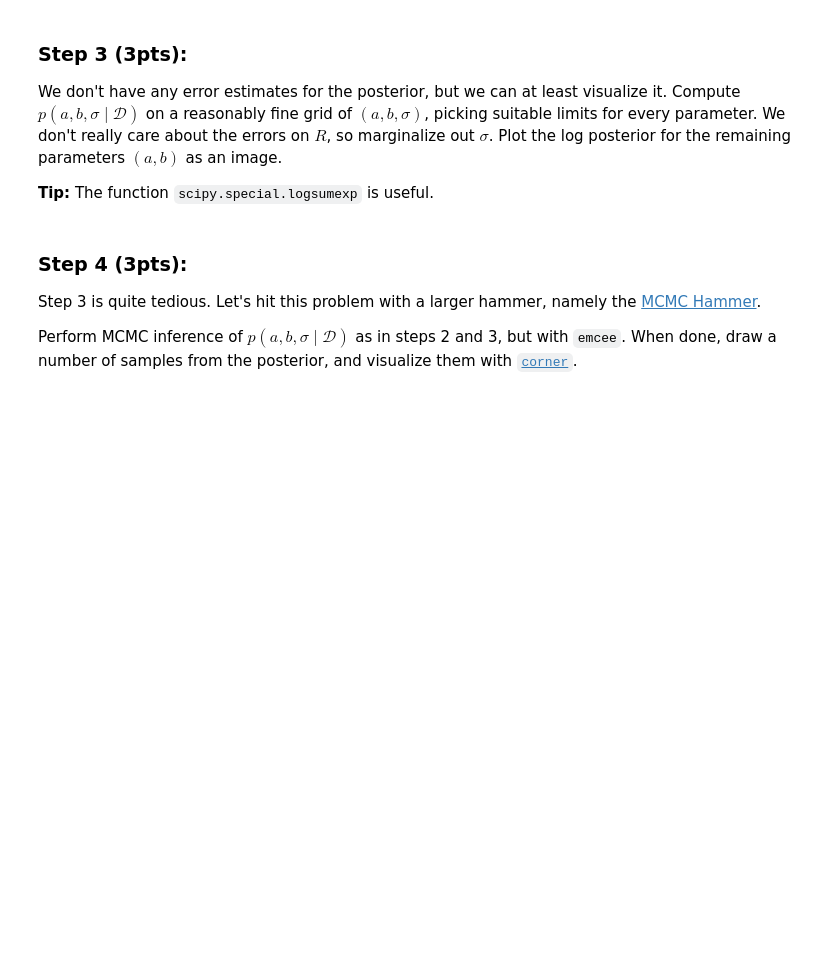
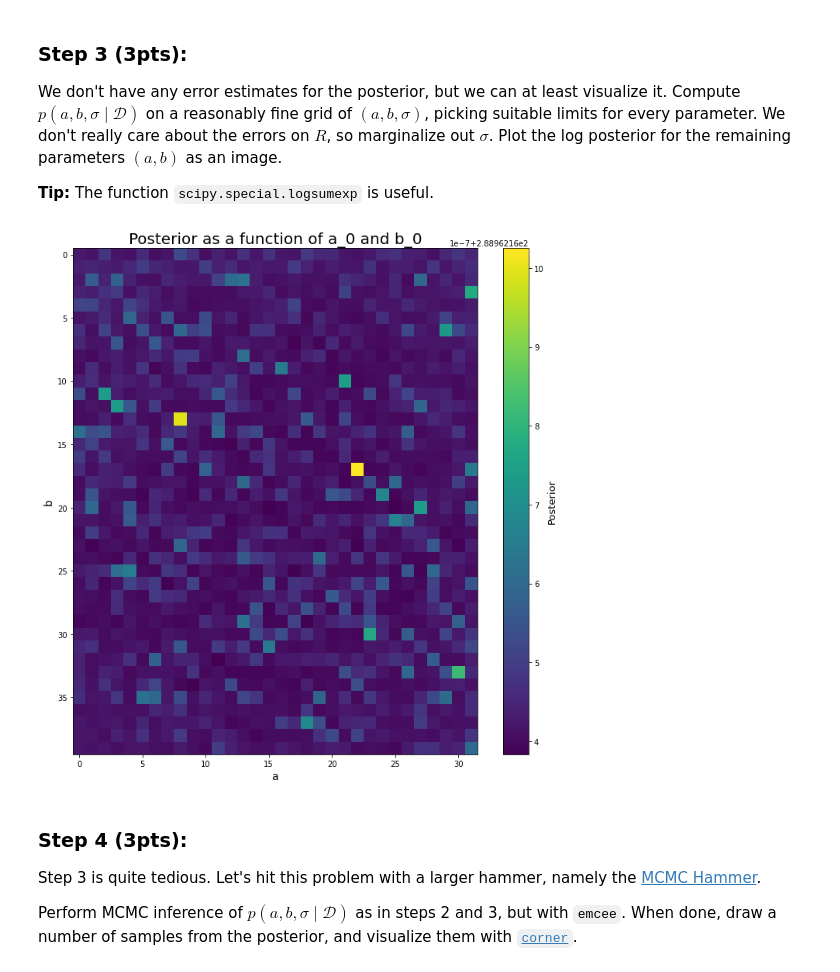
Before and after one commit to m4ese/astroResearchMethods, a Jupyter notebook: Assignment5.ipynb, the cells around one changed output. Drawn from its saved outputs; the diff is of its cells as text; code cells hidden in the pictures; blank space fills up the shorter version.

```diff
--- a/Assignment5.ipynb
+++ b/Assignment5.ipynb
@@ -362,6 +382,35 @@ The maximum of the posterior is 288.96. The optimization yielded a = 454.14,b =
 We don't have any error estimates for the posterior, but we can at least visualize it. Compute $p(a,b,\sigma\mid\mathcal{D})$ on a reasonably fine grid of $(a,b,\sigma)$, picking suitable limits for every parameter. We don't really care about the errors on $R$, so marginalize out $\sigma$. Plot the log posterior for the remaining parameters $(a,b)$ as an image.
 
 **Tip:** The function `scipy.special.logsumexp` is useful.
+# %%
+from scipy.special import logsumexp
+
+stepsize = 2.5
+a_arr = np.arange(400,500,step = stepsize)
+b_arr = np.arange(-80,0,step = stepsize)
+sigma = 24872 #from the first run
+
+aa,bb = np.meshgrid(a_arr,b_arr)
+
+res_arr = np.zeros((len(a_arr),len(b_arr)))
+
+for i in range(len(a_arr)):
+    for j in range(len(b_arr)):
+        res = minimize(neg_log_post,x0 = [a_arr[i],b_arr[j],sigma],args=(arr,))
+        res_arr[i,j] = res.fun
+# %%
+fig = plt.figure(figsize = (12,12))
+
+im = plt.imshow(res_arr)
+cbar = fig.colorbar(im)
+cbar.set_label('Posterior',fontsize = 13)
+
+plt.title('Posterior as a function of a_0 and b_0',fontsize = 20)
+plt.xlabel('a',fontsize = 14)
+plt.ylabel('b',fontsize =14 )
+plt.show()
+# %% [output]
+[figure, added]
 # %% [markdown]
 ### Step 4 (3pts):
 
```
Also changed, not shown: parts of 5 cells of this notebook.
